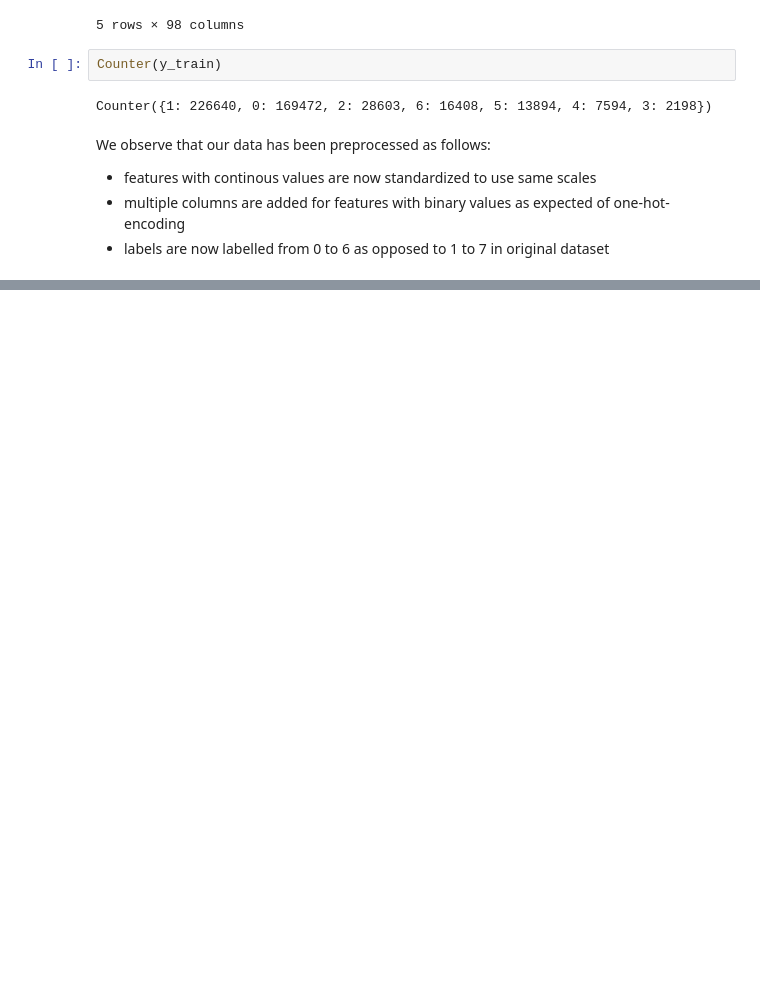
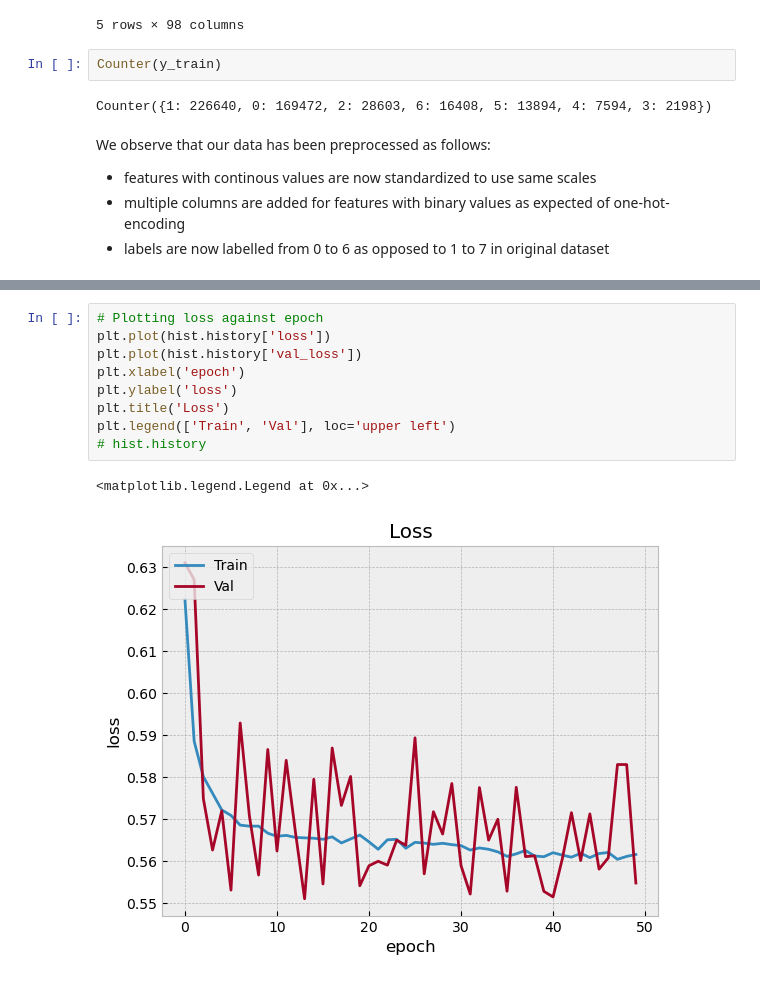
Before and after one commit to Kingsolomon445/ForestCoverClassifier, a Jupyter notebook: CoverType-classification.ipynb, the cells around one changed output, grey strips where cells are left out. Drawn from its saved outputs; the diff is of its cells as text; blank space fills up the shorter version.

```diff
--- a/CoverType-classification.ipynb
+++ b/CoverType-classification.ipynb
@@ -150,0 +208,12 @@ We observe that our data has been preprocessed as follows:
+# %%
+# Plotting loss against epoch
+plt.plot(hist.history['loss'])
+plt.plot(hist.history['val_loss'])
+plt.xlabel('epoch')
+plt.ylabel('loss')
+plt.title('Loss')
+plt.legend(['Train', 'Val'], loc='upper left')
+# hist.history
+# %% [output]
+<matplotlib.legend.Legend at 0x...>
+[figure, added]
```
Also changed, not shown: parts of 8 cells of this notebook.
